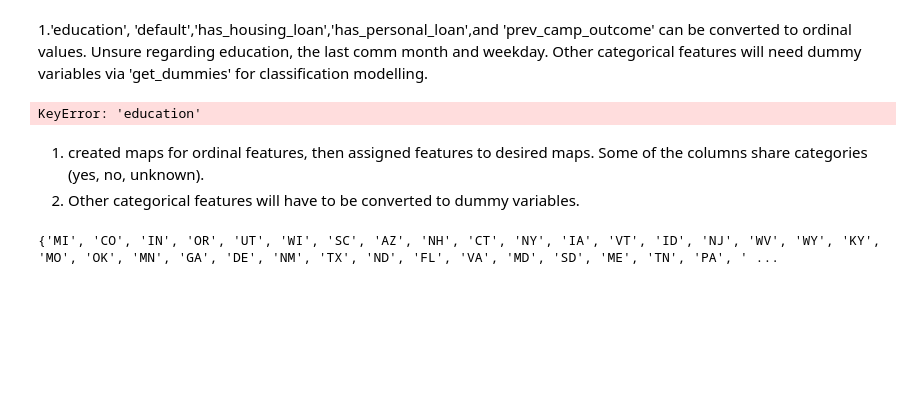
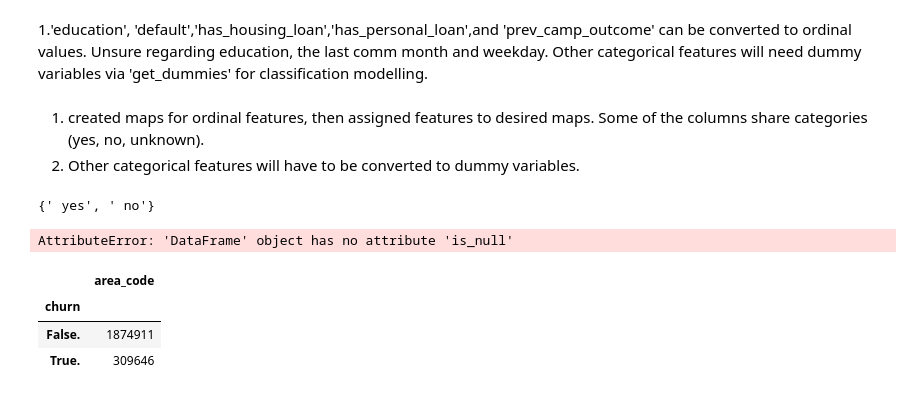
Before and after one commit to RhysZH/GA-DAT9-Projects1, a Jupyter notebook: R_Morgan_Project4_Files/Project 4 - Telco Data EDA.ipynb, the cells around one changed output. Saved outputs shown, nothing was run; the diff lists cells and outputs as text; code cells hidden in the pictures; blank space fills up the shorter version.

```diff
--- a/R_Morgan_Project4_Files/Project 4 - Telco Data EDA.ipynb
+++ b/R_Morgan_Project4_Files/Project 4 - Telco Data EDA.ipynb
@@ -239,23 +250,14 @@ churn_n                             2
 dtype: int64
 # %% [markdown]
 1.'education', 'default','has_housing_loan','has_personal_loan',and 'prev_camp_outcome' can be converted to ordinal values. Unsure regarding education, the last comm month and weekday. Other categorical features will need dummy variables via 'get_dummies' for classification modelling.
-# %%
-#map categories to numerical, then assign
-education_map = {'basic.4y':2, 'unknown':0, 'professional.course':6, 'illiterate':1, 'high.school':5, 'university.degree':7, 'basic.9y':4, 'basic.6y':3}
-default_map = {'unknown':0,'no':1,'yes':2}
-conversion_map = {'no':0,'yes':1}
-outcome_map = {'nonexistent':0,'failure':1,'success':2}
-df['education_num'] = df['education'].map(education_map)
-
-df.head(3)
-# %% [output]
-KeyError: 'education'
 # %% [markdown]
 1. created maps for ordinal features, then assigned features to desired maps. Some of the columns share categories (yes, no, unknown).
 2. Other categorical features will have to be converted to dummy variables.
 # %%
-print(set(df['state']))
+print(set(df['international_plan']))
 # %% [output]
-{'MI', 'CO', 'IN', 'OR', 'UT', 'WI', 'SC', 'AZ', 'NH', 'CT', 'NY', 'IA', 'VT', 'ID', 'NJ', 'WV', 'WY', 'KY', 'MO', 'OK', 'MN', 'GA', 'DE', 'NM', 'TX', 'ND', 'FL', 'VA', 'MD', 'SD', 'ME', 'TN', 'PA', ' ...
+{' yes', ' no'}
 # %%
 df.is_null().value_counts()
+# %% [output]
+AttributeError: 'DataFrame' object has no attribute 'is_null'
@@ -276,3 +270,8 @@ bank_std('contacts_during_campaign')
 # %%
-pivot_items = pd.pivot_table(df, values='num_prev_contacts', index=['education'], aggfunc=np.sum)
+pivot_items = pd.pivot_table(df, values='area_code', index=['churn'], aggfunc=np.sum)
 pivot_items
+# %% [output]
+|  | area_code |
+| churn |  |
+| False. | 1874911 |
+| True. | 309646 |
```
Also changed, not shown: parts of 22 cells of this notebook, 4 other files.
